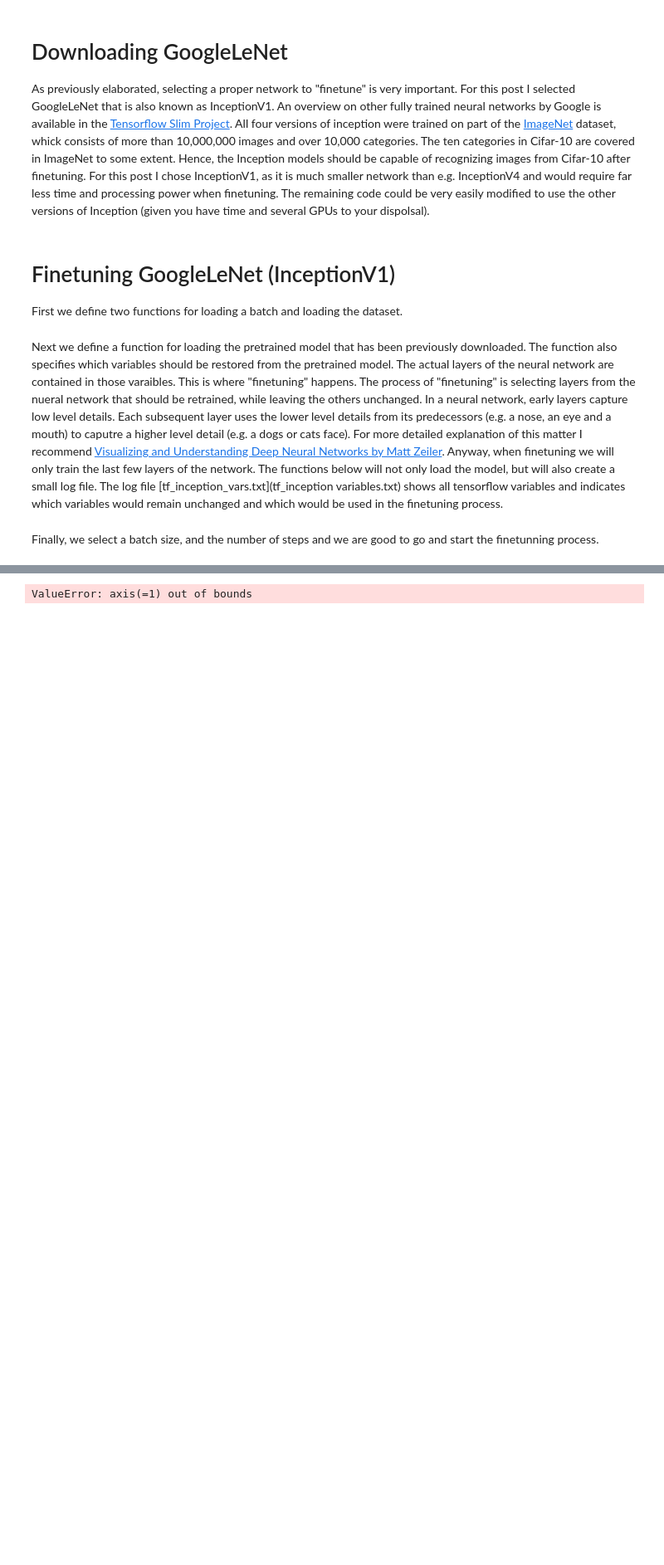
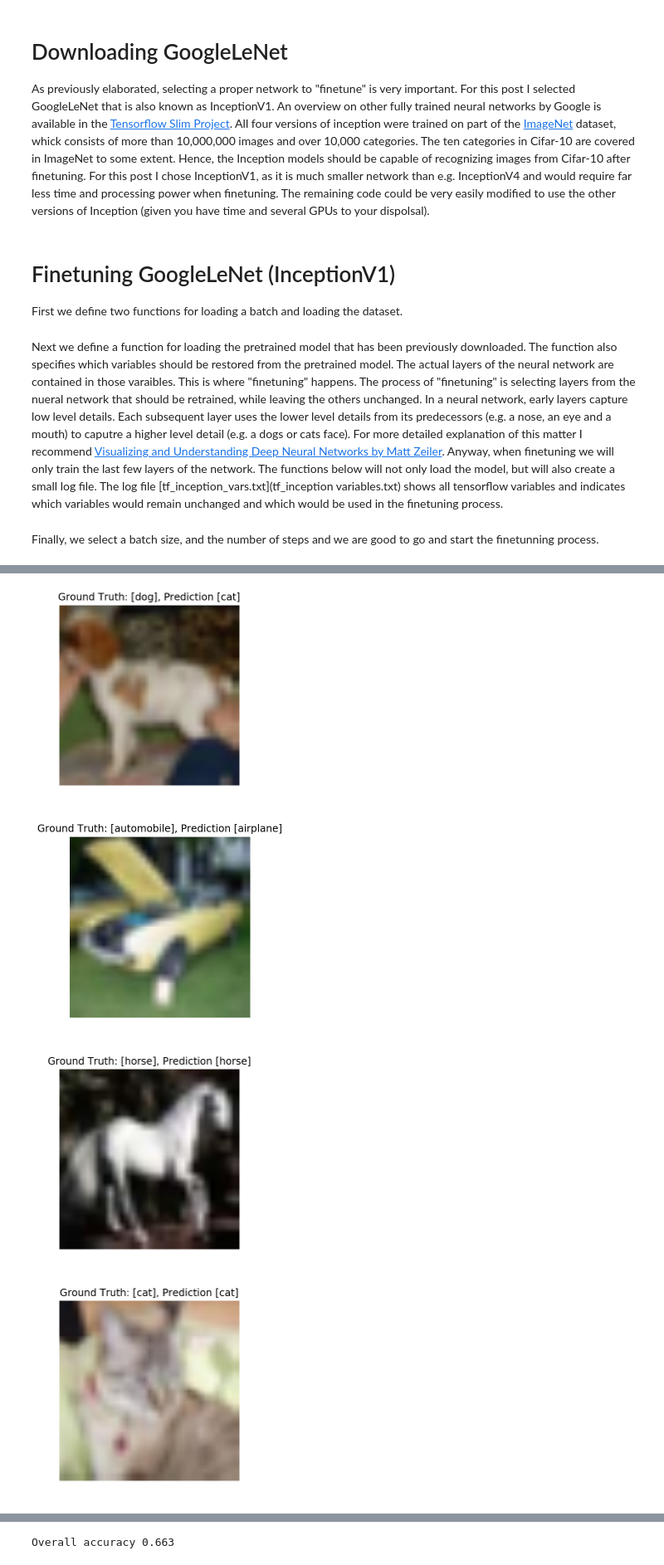
Before and after one commit to n-kostadinov/cnn-image-classification-cifar-10-inceptionv3, a Jupyter notebook: cnn-image-classification-cifar-10-inceptionV1.ipynb, the cells around one changed output, grey strips where cells are left out. Shown at 83% size. Saved outputs shown, nothing was run; the diff lists cells and outputs as text; code cells hidden in the pictures; blank space fills up the shorter version.

```diff
--- a/cnn-image-classification-cifar-10-inceptionV1.ipynb
+++ b/cnn-image-classification-cifar-10-inceptionV1.ipynb
@@ -463,7 +463,6 @@ with tf.Graph().as_default():
     checkpoint_path = tf.train.latest_checkpoint(TRAINED_MODEL_DIR)
     init_fn = slim.assign_from_checkpoint_fn(checkpoint_path, slim.get_variables_to_restore())
 
-    all_accuracy = []
     with tf.Session() as sess:
         with slim.queues.QueueRunners(sess):
             sess.run(tf.initialize_local_variables())
@@ -471,8 +470,8 @@ with tf.Graph().as_default():
             all_accuracy = []
             for i in range(int(TEST_SAMPLE_SIZE/BATCH_SIZE)):
                 np_probabilities, np_images_raw, np_labels = sess.run([probabilities, images_raw, labels])
-                all_stats.append((np_labels, np_probabilities))
-                if i == 999: # show images of last batch
+                all_batch_stats.append((np_labels, np_probabilities))
+                if i == 999: # show images
                     for i in range(BATCH_SIZE):
                         image = np_images_raw[i, :, :, :]
                         true_label = np_labels[i]
@@ -488,7 +487,8 @@ with tf.Graph().as_default():
 
 # Accuracy over the whole test set
 all_batch_accuracy = []
-for batch in all_stats:
-    all_batch_accuracy.append(np.mean([np.argmax(prob) == label for label, prob in zip(np_labels, np_probabilities)]))
+for labels, probs in all_batch_stats:
+    for label, prob in zip(labels, probs):
+            all_batch_accuracy.append(np.argmax(prob) == label)
 print('Overall accuracy', np.mean(all_batch_accuracy))
 # %% [output]
@@ -496,2 +496,6 @@ WARNING:tensorflow:From <ipython-input-46-89207b6fb48c>:26: initialize_local_var
 Instructions for updating:
 Use `tf.local_variables_initializer` instead.
+[figure, added]
+[figure, added]
+[figure, added]
+[figure, added]
@@ -498 +508 @@ Use `tf.local_variables_initializer` instead.
-ValueError: axis(=1) out of bounds
+Overall accuracy 0.663
```
Also changed, not shown: parts of 3 cells of this notebook.
